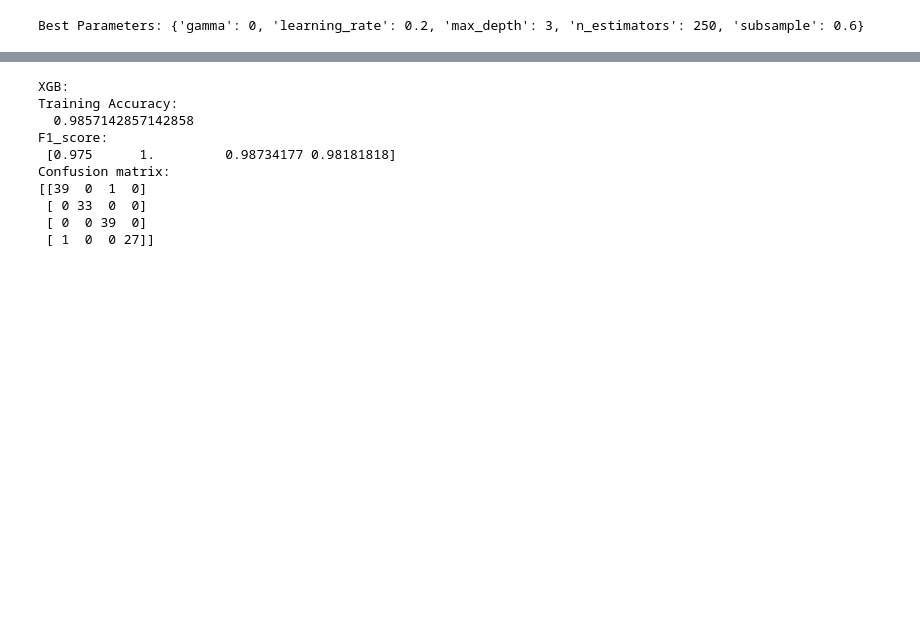
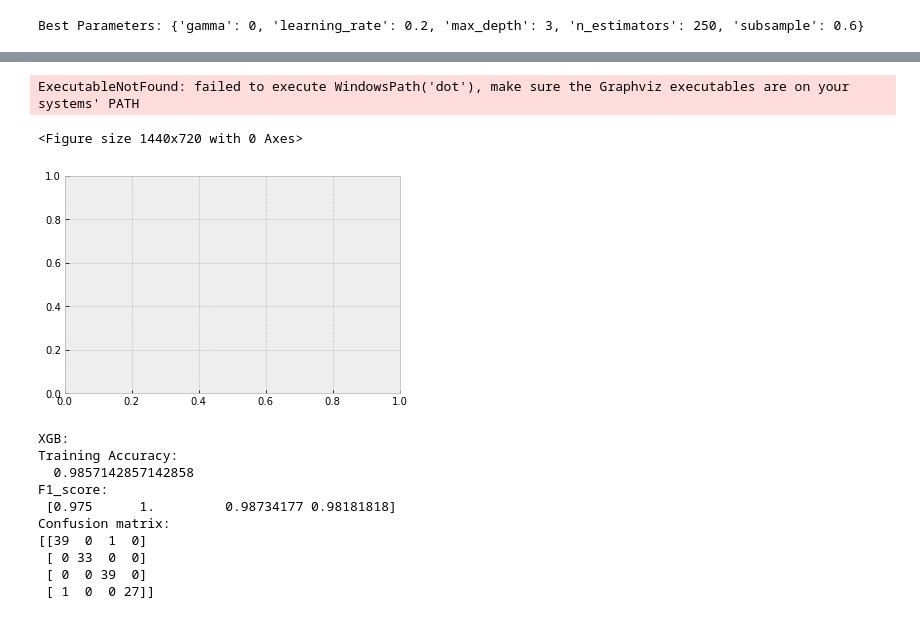
Before and after one commit to eduluca/PlethMachineLearning, a Jupyter notebook: pleth_training_ml.ipynb, the cells around one changed output, grey strips where cells are left out. Drawn from its saved outputs; the diff is of its cells as text; code cells hidden in the pictures; blank space fills up the shorter version.

```diff
--- a/pleth_training_ml.ipynb
+++ b/pleth_training_ml.ipynb
@@ -375,3 +408,11 @@ Best Parameters: {'gamma': 0, 'learning_rate': 0.2, 'max_depth': 3, 'n_estimator
+# %%
+plt.figure(figsize=(20, 10))
+plot_tree(xgb_best_model, num_trees=0, rankdir='LR')  # Change num_trees to visualize a different tree if needed
+plt.show()
+# %% [output]
+ExecutableNotFound: failed to execute WindowsPath('dot'), make sure the Graphviz executables are on your systems' PATH
+<Figure size 1440x720 with 0 Axes>
+[figure, added]
 # %%
 # Make predictions on test set
 pred_test4 = xgb_best_model.predict(X_test)
```
Also changed, not shown: parts of 8 cells of this notebook, 1 other file.
